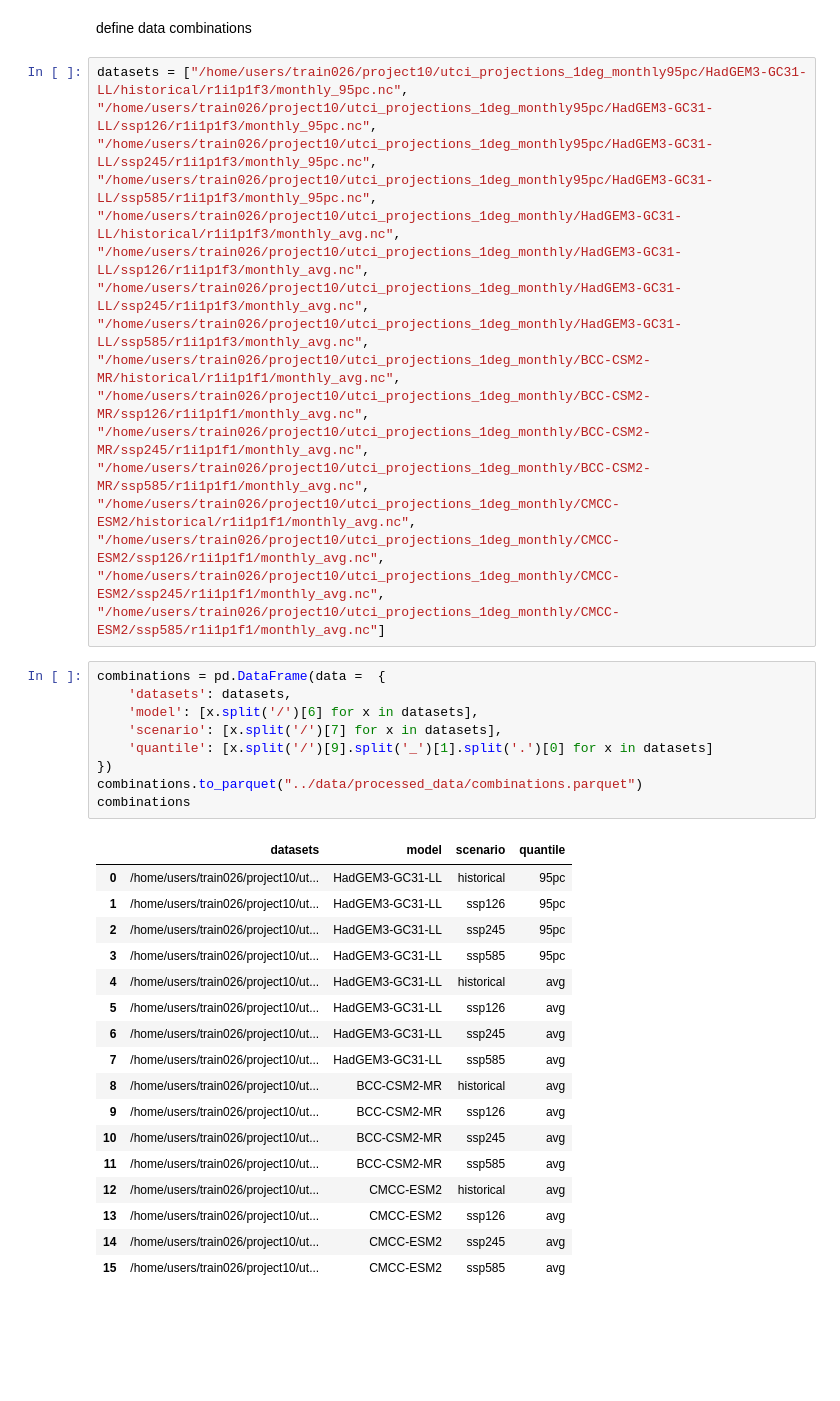
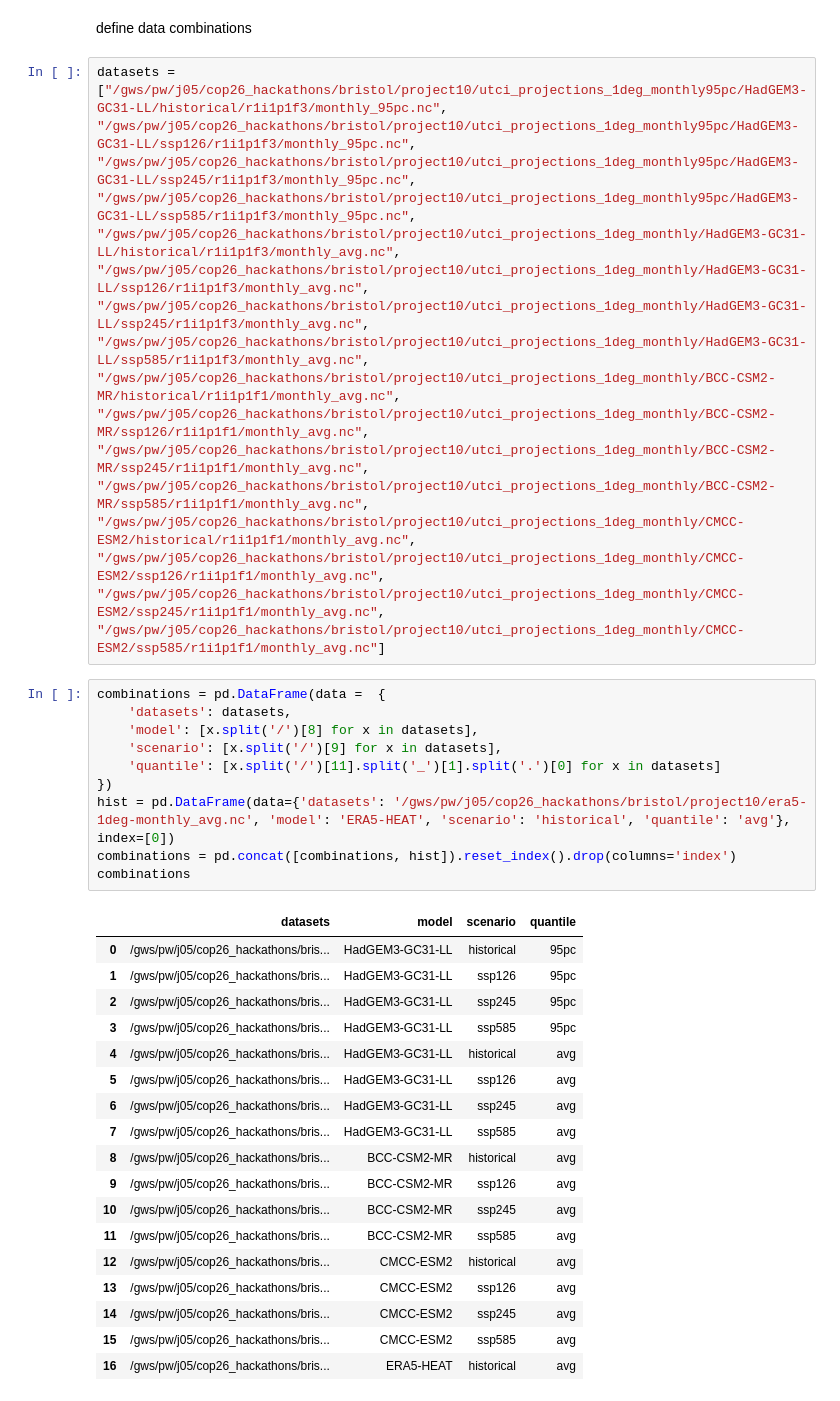
Before and after one commit to cmip6moap/project10, a Jupyter notebook: notebooks/epi_generate_combinations.ipynb, the cells around one changed output. Cells and saved outputs as stored; diff of their text form; blank space fills up the shorter version.

Commit message:
updating model to include ERA5

```diff
--- a/notebooks/epi_generate_combinations.ipynb
+++ b/notebooks/epi_generate_combinations.ipynb
@@ -156,46 +140,48 @@ f
 # %% [markdown]
 define data combinations
 # %%
-datasets = ["/home/users/train026/project10/utci_projections_1deg_monthly95pc/HadGEM3-GC31-LL/historical/r1i1p1f3/monthly_95pc.nc",
-"/home/users/train026/project10/utci_projections_1deg_monthly95pc/HadGEM3-GC31-LL/ssp126/r1i1p1f3/monthly_95pc.nc",
-"/home/users/train026/project10/utci_projections_1deg_monthly95pc/HadGEM3-GC31-LL/ssp245/r1i1p1f3/monthly_95pc.nc",
-"/home/users/train026/project10/utci_projections_1deg_monthly95pc/HadGEM3-GC31-LL/ssp585/r1i1p1f3/monthly_95pc.nc",
-"/home/users/train026/project10/utci_projections_1deg_monthly/HadGEM3-GC31-LL/historical/r1i1p1f3/monthly_avg.nc",
-"/home/users/train026/project10/utci_projections_1deg_monthly/HadGEM3-GC31-LL/ssp126/r1i1p1f3/monthly_avg.nc",
-"/home/users/train026/project10/utci_projections_1deg_monthly/HadGEM3-GC31-LL/ssp245/r1i1p1f3/monthly_avg.nc",
-"/home/users/train026/project10/utci_projections_1deg_monthly/HadGEM3-GC31-LL/ssp585/r1i1p1f3/monthly_avg.nc",
-"/home/users/train026/project10/utci_projections_1deg_monthly/BCC-CSM2-MR/historical/r1i1p1f1/monthly_avg.nc",
-"/home/users/train026/project10/utci_projections_1deg_monthly/BCC-CSM2-MR/ssp126/r1i1p1f1/monthly_avg.nc",
-"/home/users/train026/project10/utci_projections_1deg_monthly/BCC-CSM2-MR/ssp245/r1i1p1f1/monthly_avg.nc",
-"/home/users/train026/project10/utci_projections_1deg_monthly/BCC-CSM2-MR/ssp585/r1i1p1f1/monthly_avg.nc",
-"/home/users/train026/project10/utci_projections_1deg_monthly/CMCC-ESM2/historical/r1i1p1f1/monthly_avg.nc",
-"/home/users/train026/project10/utci_projections_1deg_monthly/CMCC-ESM2/ssp126/r1i1p1f1/monthly_avg.nc",
-"/home/users/train026/project10/utci_projections_1deg_monthly/CMCC-ESM2/ssp245/r1i1p1f1/monthly_avg.nc",
-"/home/users/train026/project10/utci_projections_1deg_monthly/CMCC-ESM2/ssp585/r1i1p1f1/monthly_avg.nc"]
+datasets = ["/gws/pw/j05/cop26_hackathons/bristol/project10/utci_projections_1deg_monthly95pc/HadGEM3-GC31-LL/historical/r1i1p1f3/monthly_95pc.nc",
+"/gws/pw/j05/cop26_hackathons/bristol/project10/utci_projections_1deg_monthly95pc/HadGEM3-GC31-LL/ssp126/r1i1p1f3/monthly_95pc.nc",
+"/gws/pw/j05/cop26_hackathons/bristol/project10/utci_projections_1deg_monthly95pc/HadGEM3-GC31-LL/ssp245/r1i1p1f3/monthly_95pc.nc",
+"/gws/pw/j05/cop26_hackathons/bristol/project10/utci_projections_1deg_monthly95pc/HadGEM3-GC31-LL/ssp585/r1i1p1f3/monthly_95pc.nc",
+"/gws/pw/j05/cop26_hackathons/bristol/project10/utci_projections_1deg_monthly/HadGEM3-GC31-LL/historical/r1i1p1f3/monthly_avg.nc",
+"/gws/pw/j05/cop26_hackathons/bristol/project10/utci_projections_1deg_monthly/HadGEM3-GC31-LL/ssp126/r1i1p1f3/monthly_avg.nc",
+"/gws/pw/j05/cop26_hackathons/bristol/project10/utci_projections_1deg_monthly/HadGEM3-GC31-LL/ssp245/r1i1p1f3/monthly_avg.nc",
+"/gws/pw/j05/cop26_hackathons/bristol/project10/utci_projections_1deg_monthly/HadGEM3-GC31-LL/ssp585/r1i1p1f3/monthly_avg.nc",
+"/gws/pw/j05/cop26_hackathons/bristol/project10/utci_projections_1deg_monthly/BCC-CSM2-MR/historical/r1i1p1f1/monthly_avg.nc",
+"/gws/pw/j05/cop26_hackathons/bristol/project10/utci_projections_1deg_monthly/BCC-CSM2-MR/ssp126/r1i1p1f1/monthly_avg.nc",
+"/gws/pw/j05/cop26_hackathons/bristol/project10/utci_projections_1deg_monthly/BCC-CSM2-MR/ssp245/r1i1p1f1/monthly_avg.nc",
+"/gws/pw/j05/cop26_hackathons/bristol/project10/utci_projections_1deg_monthly/BCC-CSM2-MR/ssp585/r1i1p1f1/monthly_avg.nc",
+"/gws/pw/j05/cop26_hackathons/bristol/project10/utci_projections_1deg_monthly/CMCC-ESM2/historical/r1i1p1f1/monthly_avg.nc",
+"/gws/pw/j05/cop26_hackathons/bristol/project10/utci_projections_1deg_monthly/CMCC-ESM2/ssp126/r1i1p1f1/monthly_avg.nc",
+"/gws/pw/j05/cop26_hackathons/bristol/project10/utci_projections_1deg_monthly/CMCC-ESM2/ssp245/r1i1p1f1/monthly_avg.nc",
+"/gws/pw/j05/cop26_hackathons/bristol/project10/utci_projections_1deg_monthly/CMCC-ESM2/ssp585/r1i1p1f1/monthly_avg.nc"]
 # %%
 combinations = pd.DataFrame(data =  {
     'datasets': datasets,
-    'model': [x.split('/')[6] for x in datasets],
-    'scenario': [x.split('/')[7] for x in datasets],
-    'quantile': [x.split('/')[9].split('_')[1].split('.')[0] for x in datasets]
+    'model': [x.split('/')[8] for x in datasets],
+    'scenario': [x.split('/')[9] for x in datasets],
+    'quantile': [x.split('/')[11].split('_')[1].split('.')[0] for x in datasets]
 })
-combinations.to_parquet("../data/processed_data/combinations.parquet")
+hist = pd.DataFrame(data={'datasets': '/gws/pw/j05/cop26_hackathons/bristol/project10/era5-1deg-monthly_avg.nc', 'model': 'ERA5-HEAT', 'scenario': 'historical', 'quantile': 'avg'}, index=[0])
+combinations = pd.concat([combinations, hist]).reset_index().drop(columns='index')
 combinations
 # %% [output]
 |  | datasets | model | scenario | quantile |
-| 0 | /home/users/train026/project10/ut... | HadGEM3-GC31-LL | historical | 95pc |
-| 1 | /home/users/train026/project10/ut... | HadGEM3-GC31-LL | ssp126 | 95pc |
-| 2 | /home/users/train026/project10/ut... | HadGEM3-GC31-LL | ssp245 | 95pc |
-| 3 | /home/users/train026/project10/ut... | HadGEM3-GC31-LL | ssp585 | 95pc |
-| 4 | /home/users/train026/project10/ut... | HadGEM3-GC31-LL | historical | avg |
-| 5 | /home/users/train026/project10/ut... | HadGEM3-GC31-LL | ssp126 | avg |
-| 6 | /home/users/train026/project10/ut... | HadGEM3-GC31-LL | ssp245 | avg |
-| 7 | /home/users/train026/project10/ut... | HadGEM3-GC31-LL | ssp585 | avg |
-| 8 | /home/users/train026/project10/ut... | BCC-CSM2-MR | historical | avg |
-| 9 | /home/users/train026/project10/ut... | BCC-CSM2-MR | ssp126 | avg |
-| 10 | /home/users/train026/project10/ut... | BCC-CSM2-MR | ssp245 | avg |
-| 11 | /home/users/train026/project10/ut... | BCC-CSM2-MR | ssp585 | avg |
-| 12 | /home/users/train026/project10/ut... | CMCC-ESM2 | historical | avg |
-| 13 | /home/users/train026/project10/ut... | CMCC-ESM2 | ssp126 | avg |
-| 14 | /home/users/train026/project10/ut... | CMCC-ESM2 | ssp245 | avg |
-| 15 | /home/users/train026/project10/ut... | CMCC-ESM2 | ssp585 | avg |
+| 0 | /gws/pw/j05/cop26_hackathons/bris... | HadGEM3-GC31-LL | historical | 95pc |
+| 1 | /gws/pw/j05/cop26_hackathons/bris... | HadGEM3-GC31-LL | ssp126 | 95pc |
+| 2 | /gws/pw/j05/cop26_hackathons/bris... | HadGEM3-GC31-LL | ssp245 | 95pc |
+| 3 | /gws/pw/j05/cop26_hackathons/bris... | HadGEM3-GC31-LL | ssp585 | 95pc |
+| 4 | /gws/pw/j05/cop26_hackathons/bris... | HadGEM3-GC31-LL | historical | avg |
+| 5 | /gws/pw/j05/cop26_hackathons/bris... | HadGEM3-GC31-LL | ssp126 | avg |
+| 6 | /gws/pw/j05/cop26_hackathons/bris... | HadGEM3-GC31-LL | ssp245 | avg |
+| 7 | /gws/pw/j05/cop26_hackathons/bris... | HadGEM3-GC31-LL | ssp585 | avg |
+| 8 | /gws/pw/j05/cop26_hackathons/bris... | BCC-CSM2-MR | historical | avg |
+| 9 | /gws/pw/j05/cop26_hackathons/bris... | BCC-CSM2-MR | ssp126 | avg |
+| 10 | /gws/pw/j05/cop26_hackathons/bris... | BCC-CSM2-MR | ssp245 | avg |
+| 11 | /gws/pw/j05/cop26_hackathons/bris... | BCC-CSM2-MR | ssp585 | avg |
+| 12 | /gws/pw/j05/cop26_hackathons/bris... | CMCC-ESM2 | historical | avg |
+| 13 | /gws/pw/j05/cop26_hackathons/bris... | CMCC-ESM2 | ssp126 | avg |
+| 14 | /gws/pw/j05/cop26_hackathons/bris... | CMCC-ESM2 | ssp245 | avg |
+| 15 | /gws/pw/j05/cop26_hackathons/bris... | CMCC-ESM2 | ssp585 | avg |
+| 16 | /gws/pw/j05/cop26_hackathons/bris... | ERA5-HEAT | historical | avg |
```
Also changed, not shown: parts of 7 cells of this notebook, 7 other files.
